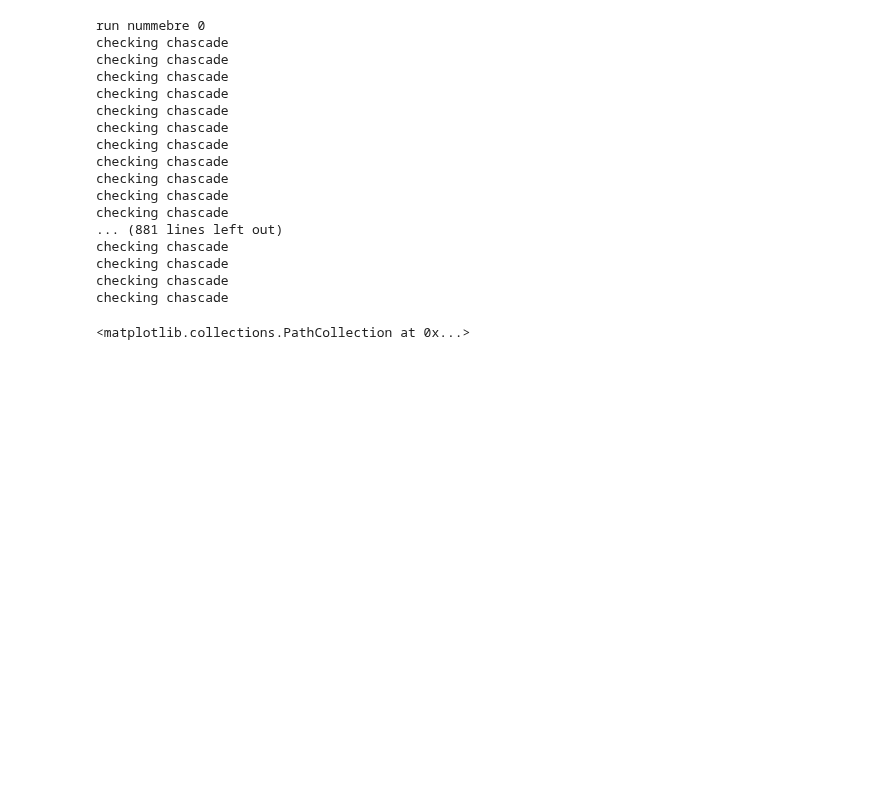
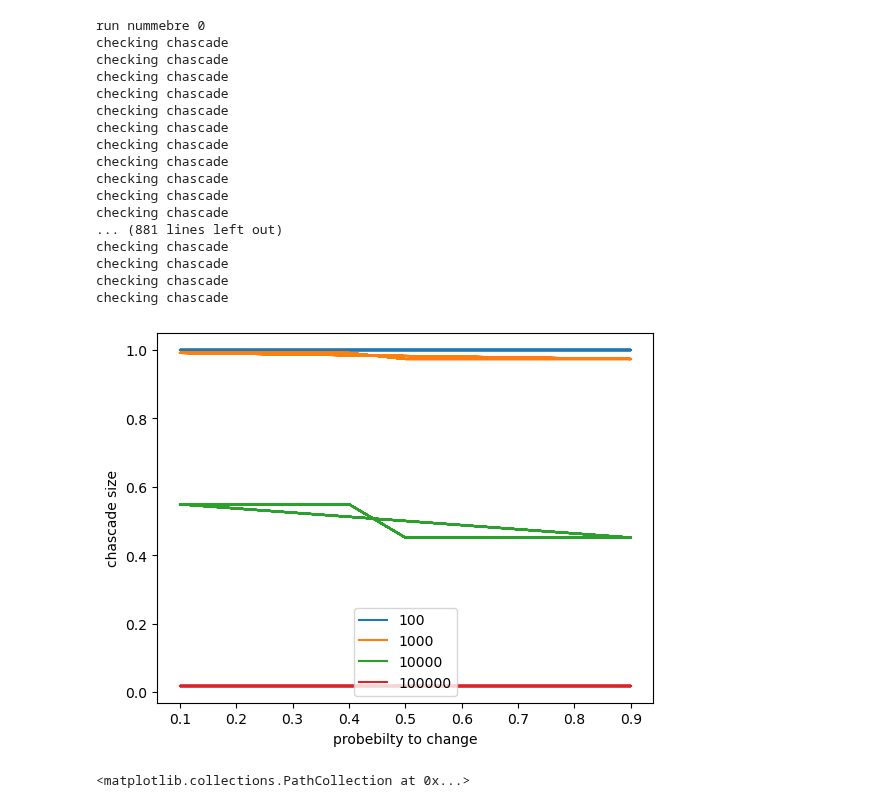
Before and after one commit to dermitdemk/watts_cascades_in_networks, a Jupyter notebook: main.ipynb, the cells around one changed output. Drawn from its saved outputs; the diff is of its cells as text; code cells hidden in the pictures; blank space fills up the shorter version.

```diff
--- a/main.ipynb
+++ b/main.ipynb
@@ -747,6 +827,22 @@ checking chascade
 checking chascade
 checking chascade
 checking chascade
+# %%
+import matplotlib.pyplot as plt
+import pandas as pd
+data = pd.read_csv('data_tem_simulation/result_temp_df_conference_20_01.csv')
+#code/data_tem_simulation/result_temp_df_conference_20_01.csv
+# %%
+intervalle = data.t.unique()
+
+for i in intervalle:
+    sucbset = data.query(f't == {i}')
+    plt.plot(sucbset.p, sucbset.size_of_cascade/113, label=i)
+    plt.xlabel('probebilty to change')
+    plt.ylabel('chascade size')
+    plt.legend()
+# %% [output]
+[figure, added]
 # %%
 import matplotlib.pyplot as plt
 import pandas as pd
```
Also changed, not shown: parts of 7 cells of this notebook.
